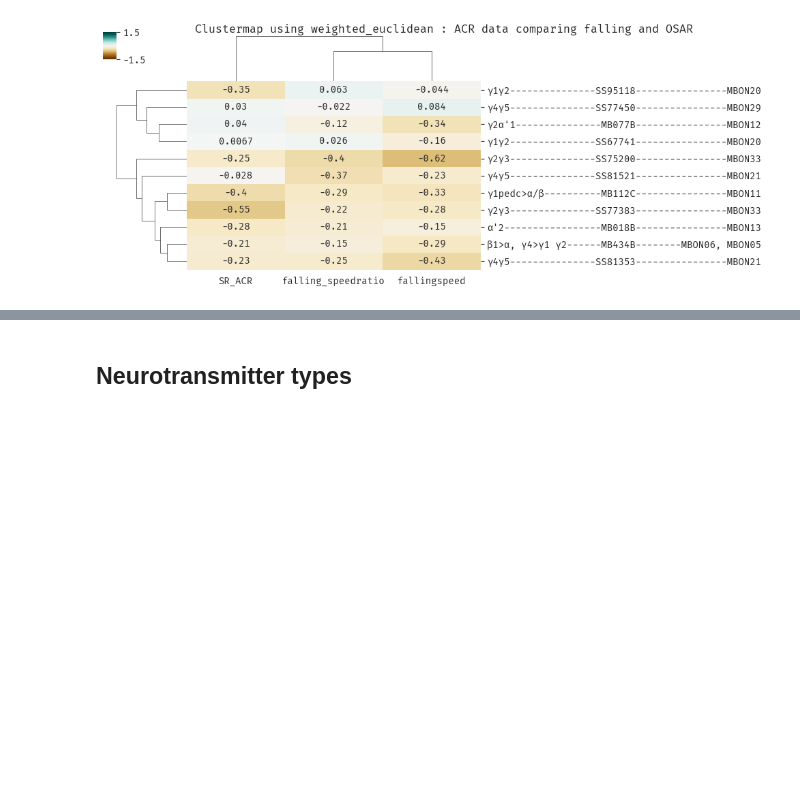
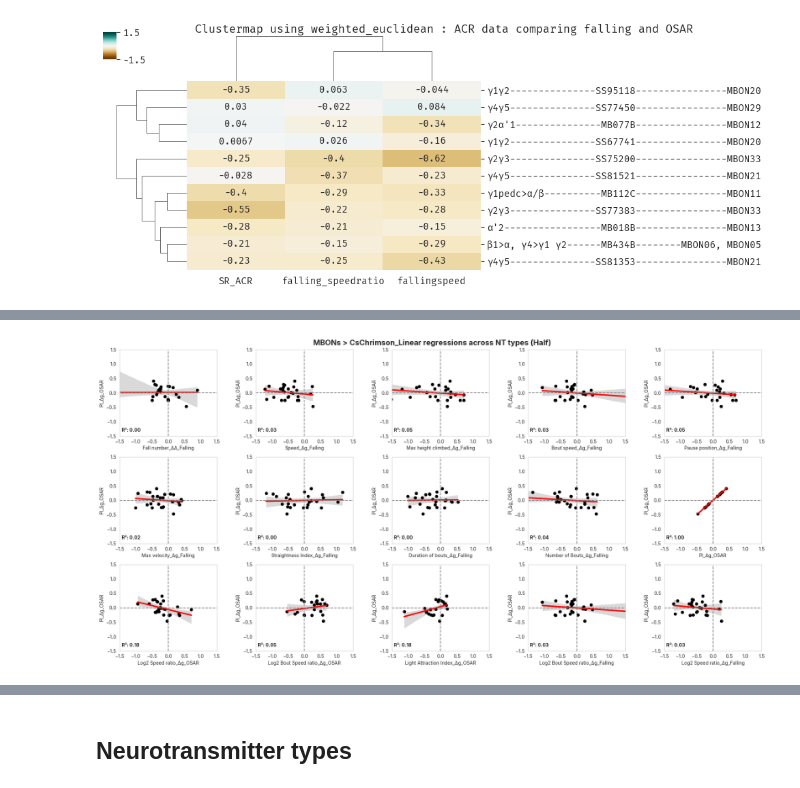
Before and after one commit to lnicole08/OSAR-Nicole-version, a Jupyter notebook: Falling-OSAR classification_2.ipynb, the cells around one changed output, grey strips where cells are left out. Cells and saved outputs as stored; diff of their text form; code cells hidden in the pictures; blank space fills up the shorter version.

```diff
--- a/Falling-OSAR classification_2.ipynb
+++ b/Falling-OSAR classification_2.ipynb
@@ -463,20 +409,6 @@ def omission(df):
     dfomitted = tempdff[~((tempdff['PI_Δg_OSAR'].abs() < 0.2) )]
 
     return dfomitted.reset_index(drop=True)
-# %%
-totalmetriccomparison = pd.read_excel(specifiedpath + "ACC Lab Dropbox\\ACC Lab\\Nicole Lee\\Data Compilation\\2025 Complete raw values osar falling\\Totalcomparisonofallmetrics.xlsx")
-
-responder = "Chrimson2"
-
-if responder == 'Chrimson2':
-    responderrename = "CsChrimson"
-    df_specificmbon = totalmetriccomparison[totalmetriccomparison['responder']=="Chrimson2"].sort_values(by = "PI_Δg_OSAR", ascending=True).reset_index(drop=True)
-    colorline = "#ff0000"
-
-if responder == 'ACR':
-    responderrename = "GtACR1"
-    df_specificmbon = totalmetriccomparison[totalmetriccomparison['responder']=="ACR"].sort_values(by = "PI_Δg_OSAR", ascending=True).reset_index(drop=True)
-    colorline = "#14962c"
 # %%
 #only for values above magnitude of 0.2 and no VT999036
 import scipy.stats
@@ -588,0 +582,75 @@ weighted euclidean
+# %%
+import scipy.stats
+
+plt.rcParams["font.family"] = "Inter"
+
+responder = "Chrimson2"
+
+# Define the three condition files
+conditions = ['Half', 'Full']
+
+for condition in conditions:
+    # Read the specific condition file
+    totalmetriccomparison = pd.read_excel(specifiedpath + "ACC Lab Dropbox\\ACC Lab\\Nicole Lee\\Data Compilation\\2025 Complete raw values osar falling\\Totalcomparisonofallmetrics-" + condition + ".xlsx")
+
+    if responder == 'Chrimson2':
+        responderrename = "CsChrimson"
+        df_linereg = totalmetriccomparison[totalmetriccomparison['responder']=="Chrimson2"].reset_index(drop=True)
+        colorline = 'red'
+
+    if responder == 'ACR':
+        responderrename = "GtACR1"
+        df_linereg = totalmetriccomparison[totalmetriccomparison['responder']=="ACR"].reset_index(drop=True)
+        colorline = 'green'
+
+    totalmapplots = df_linereg.drop(columns = ['genotypeandresponder', 'responder'])
+    df_totalmetrics_origin = totalmapplots[~totalmapplots['MBON'].isin(['VT999036'])]
+
+    df_totalmetrics = df_totalmetrics_origin.drop(columns = ['MBON'])
+    metrictype = df_totalmetrics.columns.tolist()
+
+    figlinregplots, axes = plt.subplots(3,5, figsize=(20,10))
+    axscatter_linreg = axes.flatten()
+
+    for k,j in zip(metrictype, range(len(metrictype))):
+
+        x_label_1 = k
+        y_label_1 = 'PI_Δg_OSAR'
+
+        data_nt = df_totalmetrics_origin[~((df_totalmetrics_origin[x_label_1].abs() < 0.1) & (df_totalmetrics_origin[y_label_1].abs() < 0.2))].reset_index(drop=True)
+
+        sns.regplot(x=x_label_1, y=y_label_1, data=data_nt, ci=95, scatter=False, line_kws={"color": "black"}, ax=axscatter_linreg[j])
+        sns.regplot(x=x_label_1, y=y_label_1, data=data_nt, ci=0, scatter=False, line_kws={"color": colorline, 'lw': 3}, ax=axscatter_linreg[j])
+        sns.scatterplot(x=x_label_1, y=y_label_1, data=data_nt, s=40, color= "black", edgecolors="face", ax=axscatter_linreg[j])
+
+        axscatter_linreg[j].grid(False)
+        axscatter_linreg[j].set_ylim([-1.5, 1.5])
+        axscatter_linreg[j].set_xlim([-1.5, 1.5])
+        axscatter_linreg[j].axvline(0, c=(.5, .5, .5), ls='--')
+        axscatter_linreg[j].axhline(0, c=(.5, .5, .5), ls='--')
+
+        axscatter_linreg[j].yaxis.set_tick_params(labelbottom=True)
+
+        # Correlation for subplot
+        pearsonscorrelation_cr2_1 = scipy.stats.pearsonr(data_nt[x_label_1], data_nt[y_label_1])
+        # civallow_cr2_1 = pearsonscorrelation_cr2_1.confidence_interval(confidence_level=0.95)[0]
+        # civalhigh_cr2_1 = pearsonscorrelation_cr2_1.confidence_interval(confidence_level=0.95)[1]
+        # axscatter_linreg[j].annotate(f"R²: {(round(pearsonscorrelation_cr2_1[0],3))**2:.2f}" + "\nCI:" + str(round(civallow_cr2_1,3)) + ", " + str(round(civalhigh_cr2_1,3)),
+        #                         (0.02, 0.05), ha="left", xycoords='axes fraction', weight="bold", fontsize=8)
+        axscatter_linreg[j].annotate(f"R²: {(round(pearsonscorrelation_cr2_1[0],3))**2:.2f}",
+                                (0.02, 0.05), ha="left", xycoords='axes fraction', weight="bold", fontsize=10)
+
+
+    plt.tight_layout()
+    plt.subplots_adjust(top=0.95, wspace=0.4)
+
+    figlinregplots.suptitle(f"MBONs > {responderrename}_Linear regressions across NT types ({condition})", weight="bold", fontfamily="Inter", fontsize=16)
+
+    plt.savefig(filesavedir + date + "_" + responder + "_linreg_allmetrics_" + condition + ".png", dpi=1200, bbox_inches='tight')
+    plt.savefig(filesavedir + date + "_" + responder + "_linreg_allmetrics_" + condition + ".svg")
+
+    plt.show()
+
+    print(f"Generated plot for {condition} condition")
+# %% [output]
+[figure, added]
```
Also changed, not shown: parts of 18 cells of this notebook, 10 other files.
